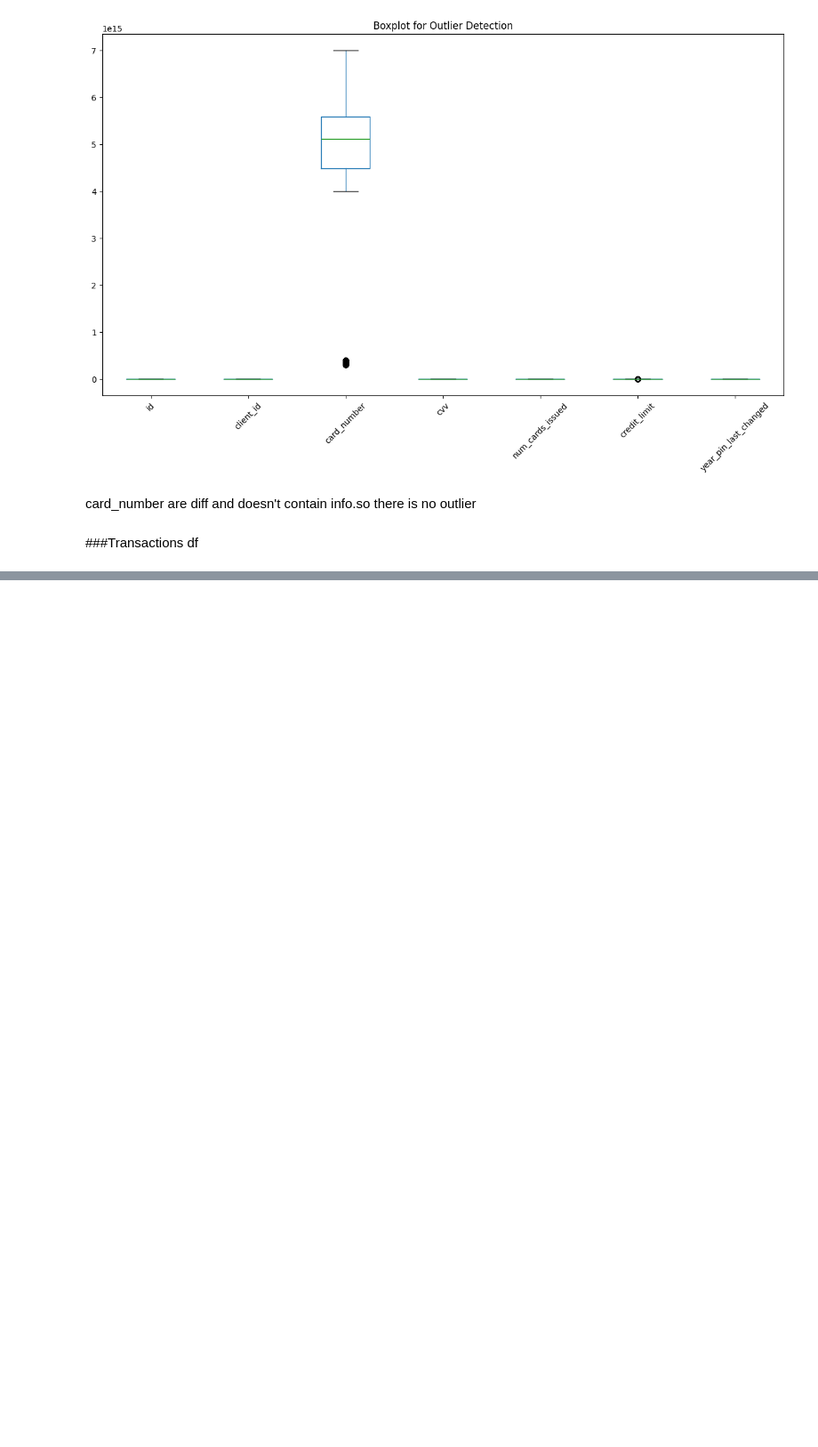
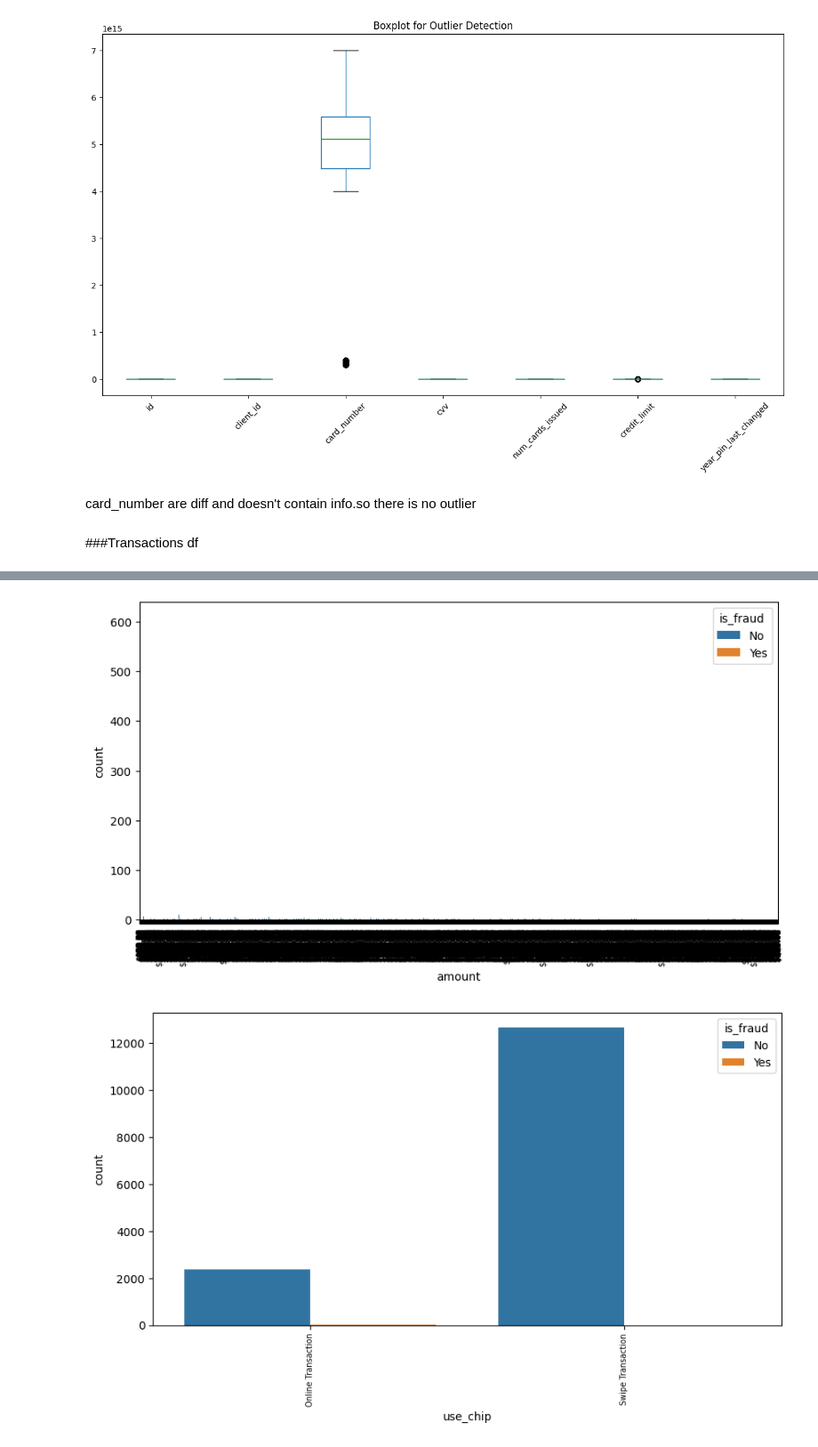
Before and after one commit to vishnupancharatnala/Rebit, a Jupyter notebook: EDA.ipynb, the cells around one changed output, grey strips where cells are left out. Shown at 89% size. Drawn from its saved outputs; the diff is of its cells as text; code cells hidden in the pictures; blank space fills up the shorter version.

```diff
--- a/EDA.ipynb
+++ b/EDA.ipynb
@@ -208,0 +329,4 @@ dtype: int64
+# %%
+# merge fraud_lables and transactions_df using left on transaction_id
+transactions_df = transactions_df.merge(fraud_lables,how='left',on='transaction_id')
+transactions_df
@@ -208,0 +387,4 @@ dtype: int64
+# %%
+# remove the nan rows
+transactions_df.dropna(axis=0,inplace=True)
+transactions_df.isnull().sum()
@@ -208,0 +449,40 @@ dtype: int64
+# %%
+# Analyze fraud by merchant cat
+# Analyze fraud by merchant category
+import kagglehub
+import os
+
+# Download latest version
+dataset_path = kagglehub.dataset_download("computingvictor/transactions-fraud-datasets")
+
+print("Path to dataset files:", dataset_path)
+
+# Find the 'mcc_codes.csv' file within the downloaded directory
+for root, _, files in os.walk(dataset_path):
+    if 'mcc_codes.csv' in files:
+        mcc_code_file_path = os.path.join(root, 'mcc_codes.csv')
+        break
+else:
+    mcc_code_file_path = None  # File not found
+
+# Check if the file was found
+if mcc_code_file_path:
+    # Now read the CSV using the correct path
+    mcc_code_df = pd.read_csv(mcc_code_file_path)
+    mcc_code_mapping = mcc_code_df.set_index('mcc_code')['mcc_description'].to_dict()
+
+    transactions_df['mcc_description'] = transactions_df['mcc_code'].map(mcc_code_mapping)
+else:
+    print("mcc_codes.csv not found in the downloaded dataset.")
+# %%
+# now we'll see the univariate analysis of transaction data and whether the transaction is fraudlant or not
+
+categorical_col = transactions_df.select_dtypes(include='object').columns
+categorical_col
+for i in range(len(categorical_col)):
+  plt.figure(figsize=(10,5))
+  sns.countplot(x=transactions_df[categorical_col[i]],hue=transactions_df['is_fraud'])
+  plt.xticks(rotation =90,fontsize =7)
+# %% [output]
+[figure, added]
+[figure, added]
```
Also changed, not shown: parts of 27 cells of this notebook.
